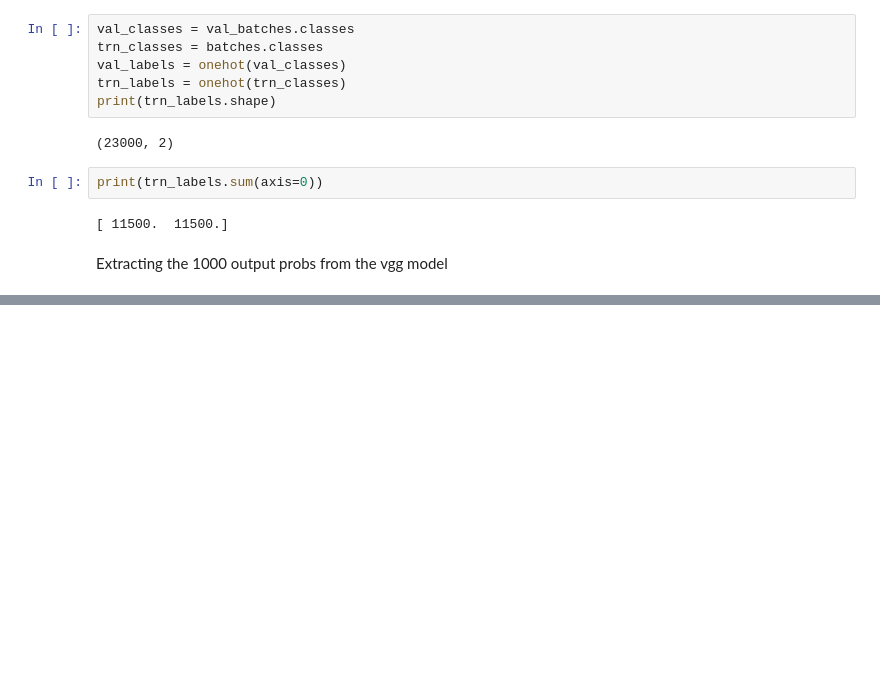
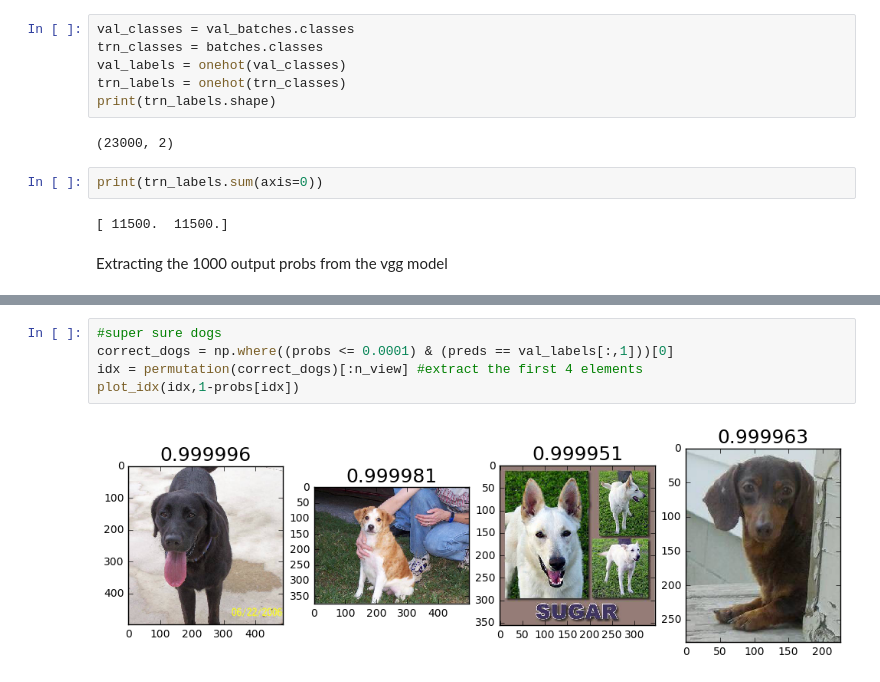
Before and after one commit to Freedom89/codes_fastai, a Jupyter notebook: fast_ai_lesson_2.ipynb, the cells around one changed output, grey strips where cells are left out. Cells and saved outputs as stored; diff of their text form; blank space fills up the shorter version.

```diff
--- a/fast_ai_lesson_2.ipynb
+++ b/fast_ai_lesson_2.ipynb
@@ -226,0 +251,7 @@ Epoch 10/10
+# %%
+#super sure dogs
+correct_dogs = np.where((probs <= 0.0001) & (preds == val_labels[:,1]))[0]
+idx = permutation(correct_dogs)[:n_view] #extract the first 4 elements
+plot_idx(idx,1-probs[idx])
+# %% [output]
+[figure, added]
```
Also changed, not shown: parts of 44 cells of this notebook.
